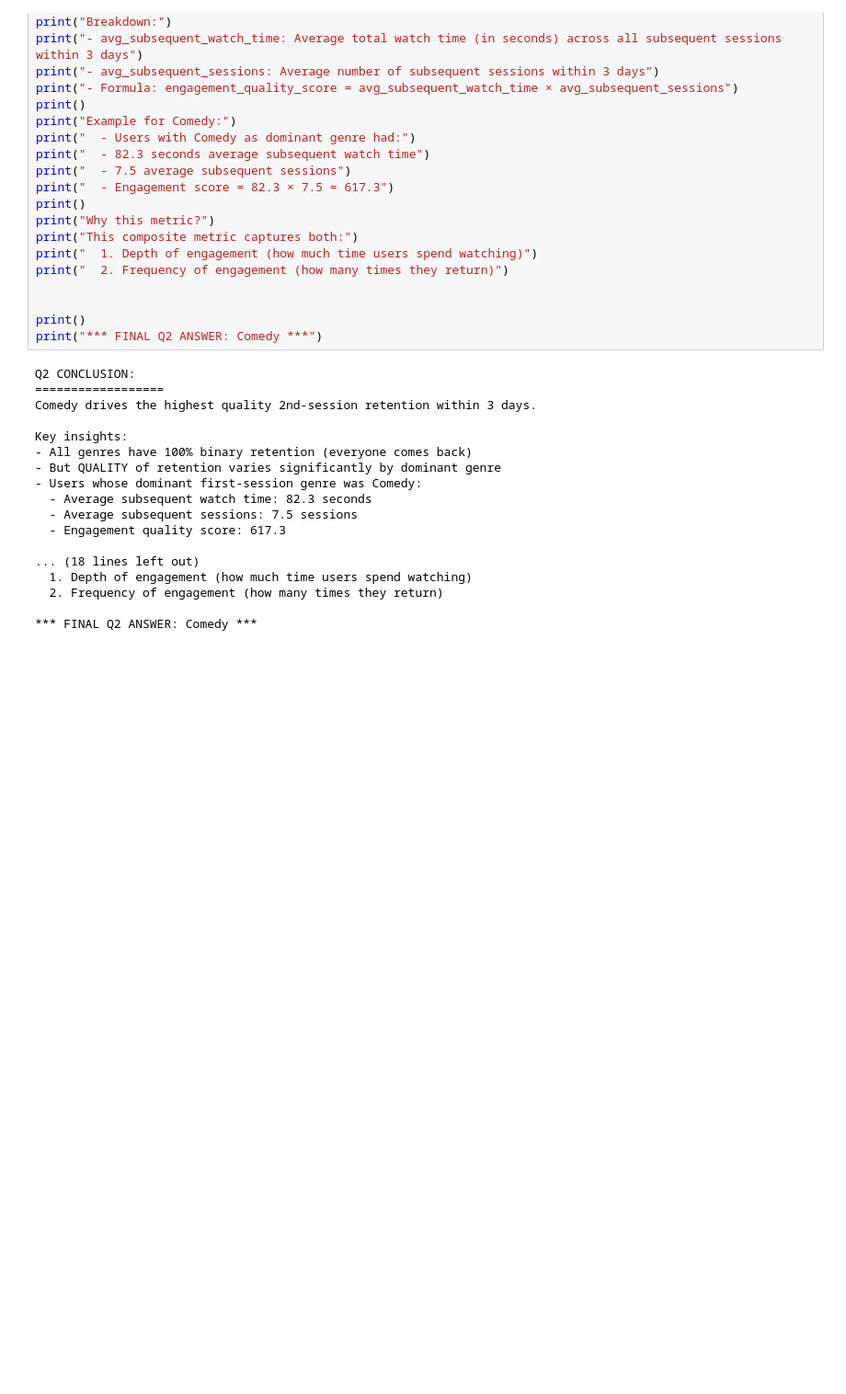
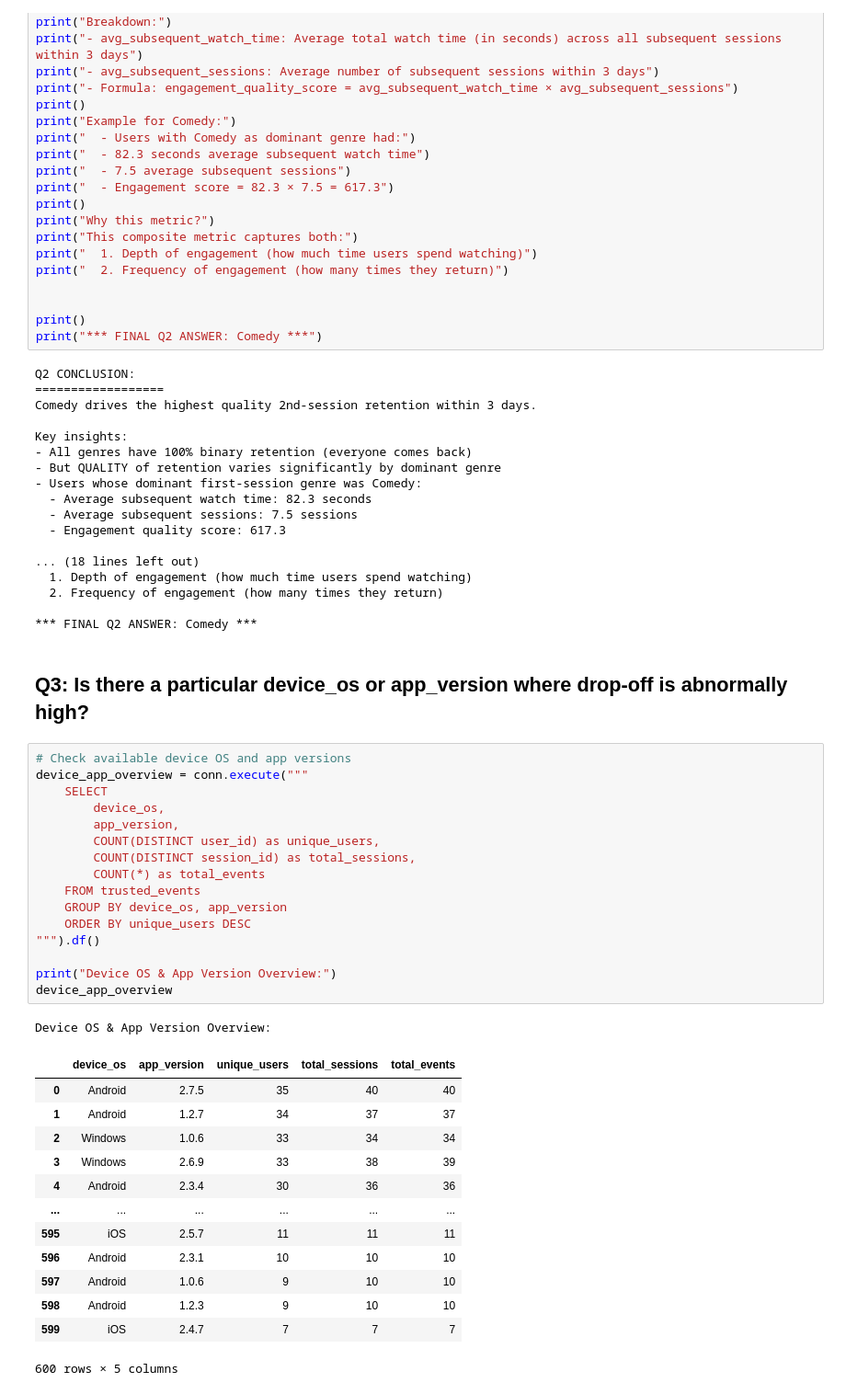
Before and after one commit to ndias021/streampro-assignment-etl, a Jupyter notebook: src/notebooks/analysis.ipynb, the cells around one changed output. Shown: that part at 92% size. Cells and saved outputs as stored; diff of their text form; blank space fills up the shorter version.

```diff
--- a/src/notebooks/analysis.ipynb
+++ b/src/notebooks/analysis.ipynb
@@ -536,3 +536,36 @@ Key insights:
   2. Frequency of engagement (how many times they return)
 
 *** FINAL Q2 ANSWER: Comedy ***
+# %% [markdown]
+## Q3: Is there a particular device_os or app_version where drop-off is abnormally high?
+# %%
+# Check available device OS and app versions
+device_app_overview = conn.execute("""
+    SELECT
+        device_os,
+        app_version,
+        COUNT(DISTINCT user_id) as unique_users,
+        COUNT(DISTINCT session_id) as total_sessions,
+        COUNT(*) as total_events
+    FROM trusted_events
+    GROUP BY device_os, app_version
+    ORDER BY unique_users DESC
+""").df()
+
+print("Device OS & App Version Overview:")
+device_app_overview
+# %% [output]
+Device OS & App Version Overview:
+|  | device_os | app_version | unique_users | total_sessions | total_events |
+| 0 | Android | 2.7.5 | 35 | 40 | 40 |
+| 1 | Android | 1.2.7 | 34 | 37 | 37 |
+| 2 | Windows | 1.0.6 | 33 | 34 | 34 |
+| 3 | Windows | 2.6.9 | 33 | 38 | 39 |
+| 4 | Android | 2.3.4 | 30 | 36 | 36 |
+| ... | ... | ... | ... | ... | ... |
+| 595 | iOS | 2.5.7 | 11 | 11 | 11 |
+| 596 | Android | 2.3.1 | 10 | 10 | 10 |
+| 597 | Android | 1.0.6 | 9 | 10 | 10 |
+| 598 | Android | 1.2.3 | 9 | 10 | 10 |
+| 599 | iOS | 2.4.7 | 7 | 7 | 7 |
+600 rows × 5 columns
```
Also changed, not shown: parts of 6 cells of this notebook.
